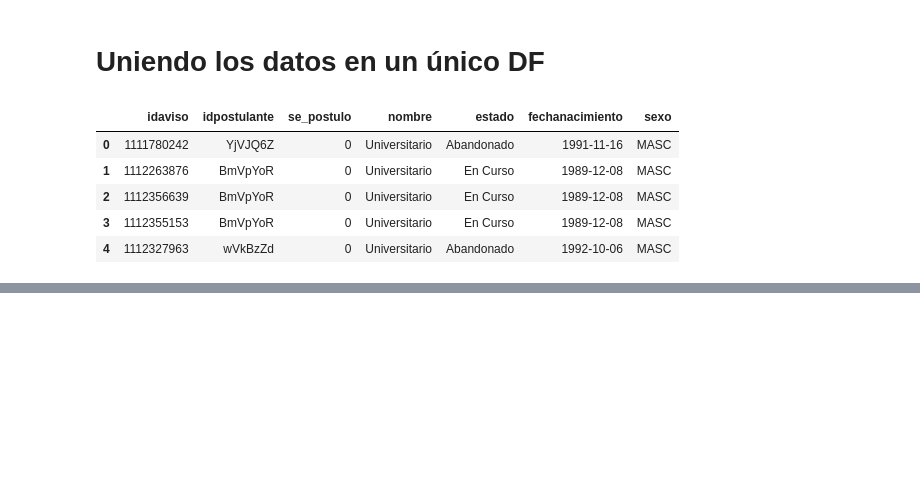
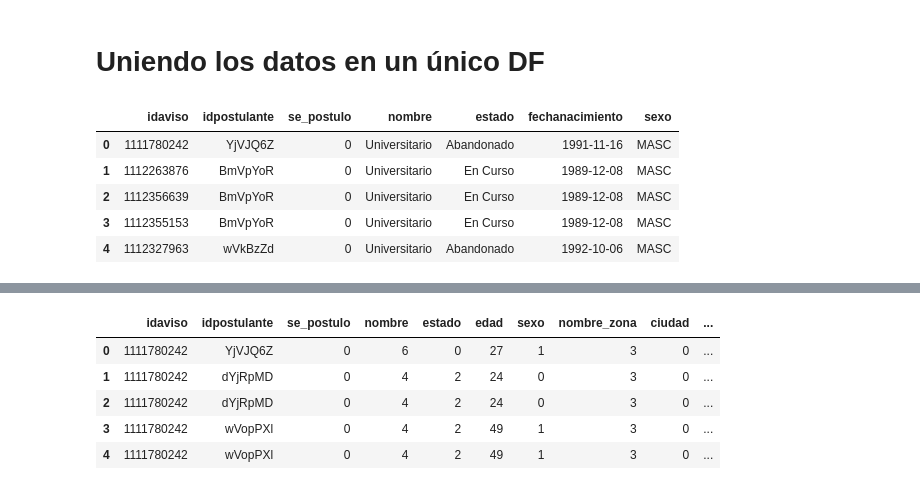
Before and after one commit to czuczinsky/TP2-Machine-Learning, a Jupyter notebook: Genera df modelo.ipynb, the cells around one changed output, grey strips where cells are left out. Saved outputs shown, nothing was run; the diff lists cells and outputs as text; code cells hidden in the pictures; blank space fills up the shorter version.

```diff
--- a/Genera df modelo.ipynb
+++ b/Genera df modelo.ipynb
@@ -127,0 +218,10 @@ train_test.head()
+# %%
+test = pd.read_csv('train.csv')
+test.head()
+# %% [output]
+|  | idaviso | idpostulante | se_postulo | nombre | estado | edad | sexo | nombre_zona | ciudad | ... |
+| 0 | 1111780242 | YjVJQ6Z | 0 | 6 | 0 | 27 | 1 | 3 | 0 | ... |
+| 1 | 1111780242 | dYjRpMD | 0 | 4 | 2 | 24 | 0 | 3 | 0 | ... |
+| 2 | 1111780242 | dYjRpMD | 0 | 4 | 2 | 24 | 0 | 3 | 0 | ... |
+| 3 | 1111780242 | wVopPXl | 0 | 4 | 2 | 49 | 1 | 3 | 0 | ... |
+| 4 | 1111780242 | wVopPXl | 0 | 4 | 2 | 49 | 1 | 3 | 0 | ... |
```
Also changed, not shown: parts of 12 cells of this notebook.
